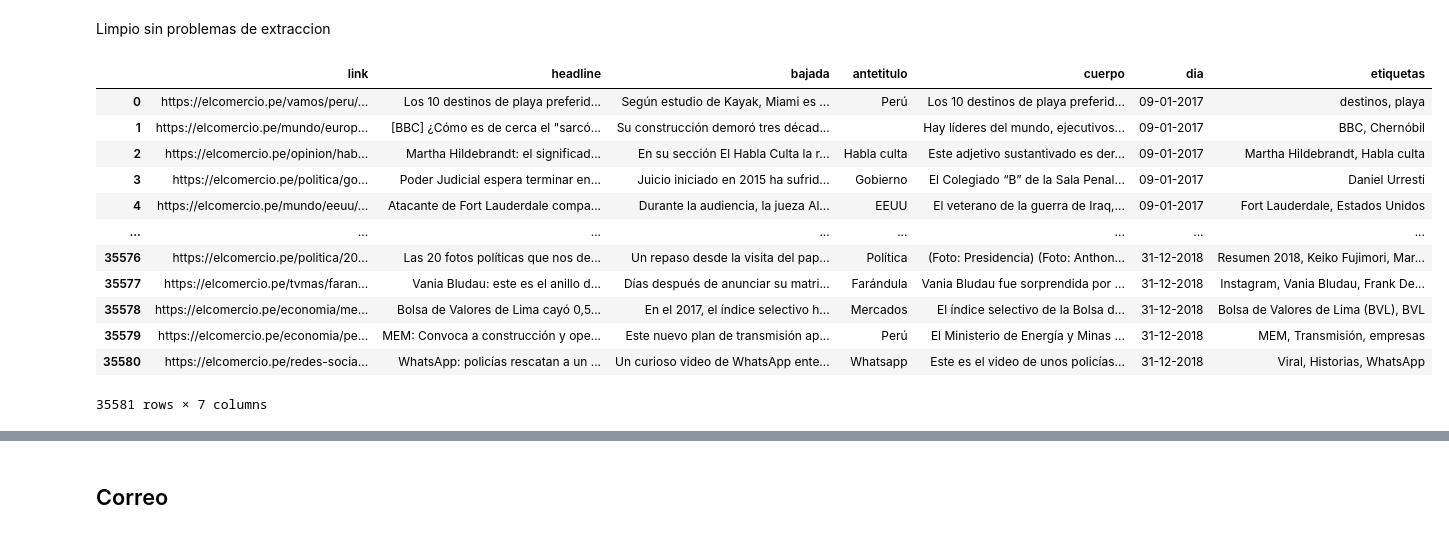
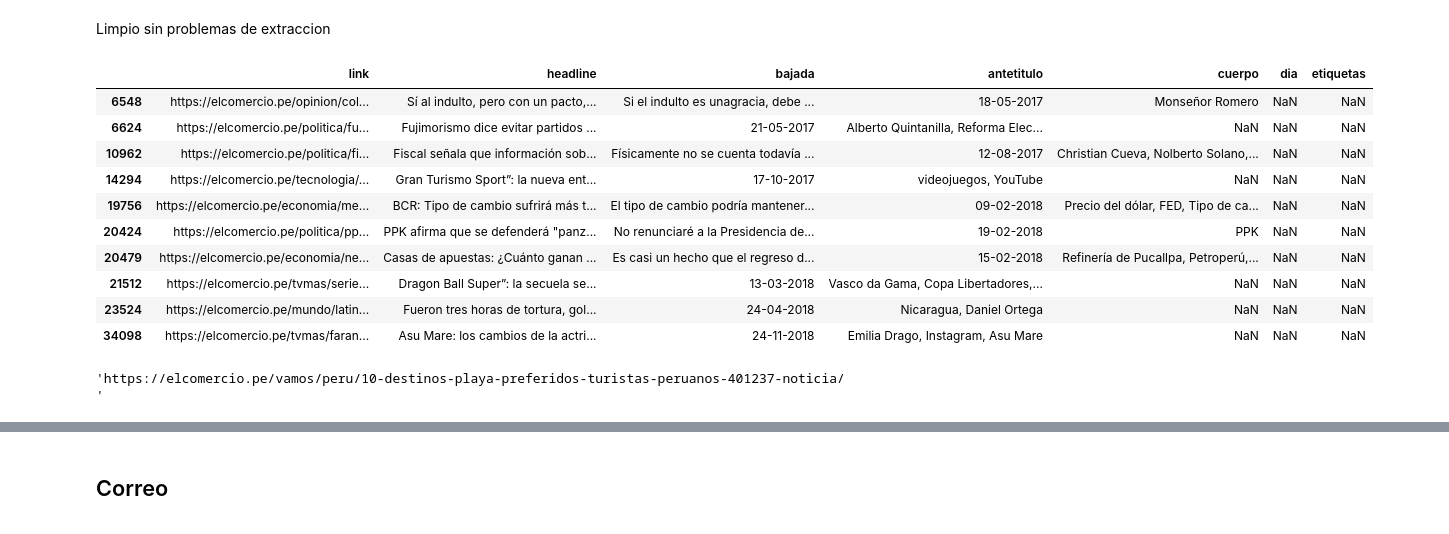
Before and after one commit to Lazlo420/Text_Matching-AnaWeb, a Jupyter notebook: Contenido/exploracion y limpieza.ipynb, the cells around one changed output, grey strips where cells are left out. Cells and saved outputs as stored; diff of their text form; code cells hidden in the pictures.

Commit message:
ultimos cambios

```diff
--- a/Contenido/exploracion y limpieza.ipynb
+++ b/Contenido/exploracion y limpieza.ipynb
@@ -101,22 +114,25 @@ df_test
 # %% [markdown]
 Limpio sin problemas de extraccion
 # %%
-df_comercio=pd.read_csv(comercio_file,sep=";",on_bad_lines='skip')
-df_comercio
+df_comercio=pd.read_csv("comercio.csv",sep="^",on_bad_lines="skip")
+df_comercio.head()
+df_comercio[df_comercio['dia'].isna()]
 # %% [output]
 |  | link | headline | bajada | antetitulo | cuerpo | dia | etiquetas |
-| 0 | https://elcomercio.pe/vamos/peru/... | Los 10 destinos de playa preferid... | Según estudio de Kayak, Miami es ... | Perú | Los 10 destinos de playa preferid... | 09-01-2017 | destinos, playa |
-| 1 | https://elcomercio.pe/mundo/europ... | [BBC] ¿Cómo es de cerca el "sarcó... | Su construcción demoró tres décad... |  | Hay líderes del mundo, ejecutivos... | 09-01-2017 | BBC, Chernóbil |
-| 2 | https://elcomercio.pe/opinion/hab... | Martha Hildebrandt: el significad... | En su sección El Habla Culta la r... | Habla culta | Este adjetivo sustantivado es der... | 09-01-2017 | Martha Hildebrandt, Habla culta |
-| 3 | https://elcomercio.pe/politica/go... | Poder Judicial espera terminar en... | Juicio iniciado en 2015 ha sufrid... | Gobierno | El Colegiado “B” de la Sala Penal... | 09-01-2017 | Daniel Urresti |
-| 4 | https://elcomercio.pe/mundo/eeuu/... | Atacante de Fort Lauderdale compa... | Durante la audiencia, la jueza Al... | EEUU | El veterano de la guerra de Iraq,... | 09-01-2017 | Fort Lauderdale, Estados Unidos |
-| ... | ... | ... | ... | ... | ... | ... | ... |
-| 35576 | https://elcomercio.pe/politica/20... | Las 20 fotos políticas que nos de... | Un repaso desde la visita del pap... | Política | (Foto: Presidencia) (Foto: Anthon... | 31-12-2018 | Resumen 2018, Keiko Fujimori, Mar... |
-| 35577 | https://elcomercio.pe/tvmas/faran... | Vania Bludau: este es el anillo d... | Días después de anunciar su matri... | Farándula | Vania Bludau fue sorprendida por ... | 31-12-2018 | Instagram, Vania Bludau, Frank De... |
-| 35578 | https://elcomercio.pe/economia/me... | Bolsa de Valores de Lima cayó 0,5... | En el 2017, el índice selectivo h... | Mercados | El índice selectivo de la Bolsa d... | 31-12-2018 | Bolsa de Valores de Lima (BVL), BVL |
-| 35579 | https://elcomercio.pe/economia/pe... | MEM: Convoca a construcción y ope... | Este nuevo plan de transmisión ap... | Perú | El Ministerio de Energía y Minas ... | 31-12-2018 | MEM, Transmisión, empresas |
-| 35580 | https://elcomercio.pe/redes-socia... | WhatsApp: policías rescatan a un ... | Un curioso video de WhatsApp ente... | Whatsapp | Este es el video de unos policías... | 31-12-2018 | Viral, Historias, WhatsApp |
+| 6548 | https://elcomercio.pe/opinion/col... | Sí al indulto, pero con un pacto,... | Si el indulto es unagracia, debe ... | 18-05-2017 | Monseñor Romero | NaN | NaN |
+| 6624 | https://elcomercio.pe/politica/fu... | Fujimorismo dice evitar partidos ... | 21-05-2017 | Alberto Quintanilla, Reforma Elec... | NaN | NaN | NaN |
+| 10962 | https://elcomercio.pe/politica/fi... | Fiscal señala que información sob... | Físicamente no se cuenta todavía ... | 12-08-2017 | Christian Cueva, Nolberto Solano,... | NaN | NaN |
+| 14294 | https://elcomercio.pe/tecnologia/... | Gran Turismo Sport”: la nueva ent... | 17-10-2017 | videojuegos, YouTube | NaN | NaN | NaN |
+| 19756 | https://elcomercio.pe/economia/me... | BCR: Tipo de cambio sufrirá más t... | El tipo de cambio podría mantener... | 09-02-2018 | Precio del dólar, FED, Tipo de ca... | NaN | NaN |
+| 20424 | https://elcomercio.pe/politica/pp... | PPK afirma que se defenderá "panz... | No renunciaré a la Presidencia de... | 19-02-2018 | PPK | NaN | NaN |
+| 20479 | https://elcomercio.pe/economia/ne... | Casas de apuestas: ¿Cuánto ganan ... | Es casi un hecho que el regreso d... | 15-02-2018 | Refinería de Pucallpa, Petroperú,... | NaN | NaN |
+| 21512 | https://elcomercio.pe/tvmas/serie... | Dragon Ball Super”: la secuela se... | 13-03-2018 | Vasco da Gama, Copa Libertadores,... | NaN | NaN | NaN |
+| 23524 | https://elcomercio.pe/mundo/latin... | Fueron tres horas de tortura, gol... | 24-04-2018 | Nicaragua, Daniel Ortega | NaN | NaN | NaN |
+| 34098 | https://elcomercio.pe/tvmas/faran... | Asu Mare: los cambios de la actri... | 24-11-2018 | Emilia Drago, Instagram, Asu Mare | NaN | NaN | NaN |
-35581 rows × 7 columns
+# %%
+df_comercio['link'].loc[0]
+# %% [output]
+'https://elcomercio.pe/vamos/peru/10-destinos-playa-preferidos-turistas-peruanos-401237-noticia/  '
 # %%
 com_lim = df_comercio.copy()
 
```
Also changed, not shown: parts of 7 cells of this notebook, 5 other files.
